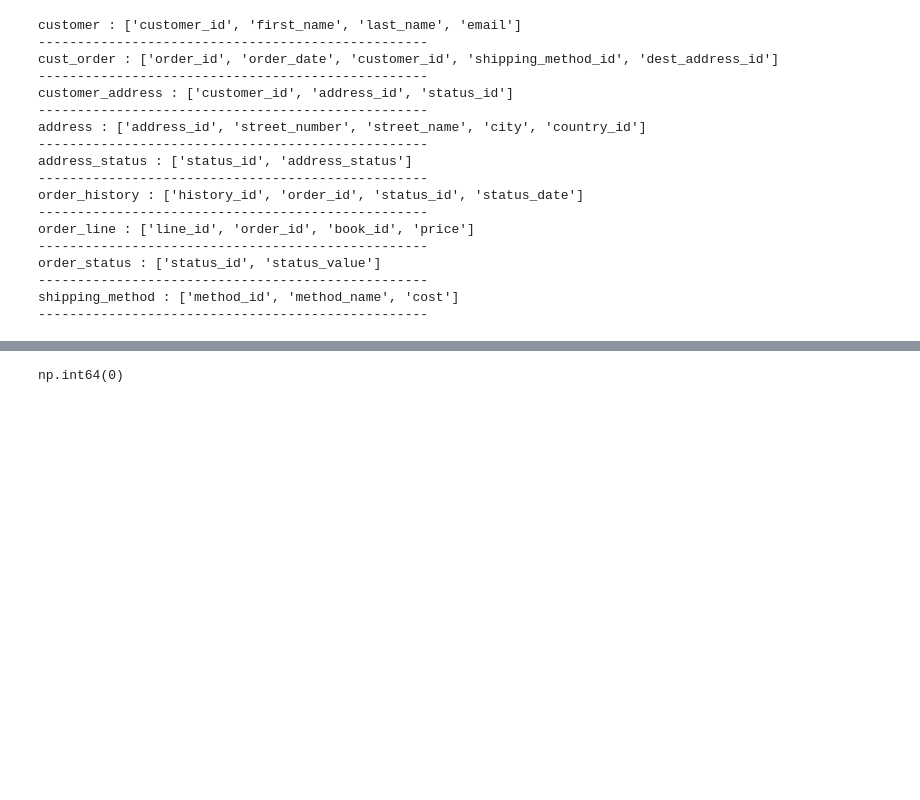
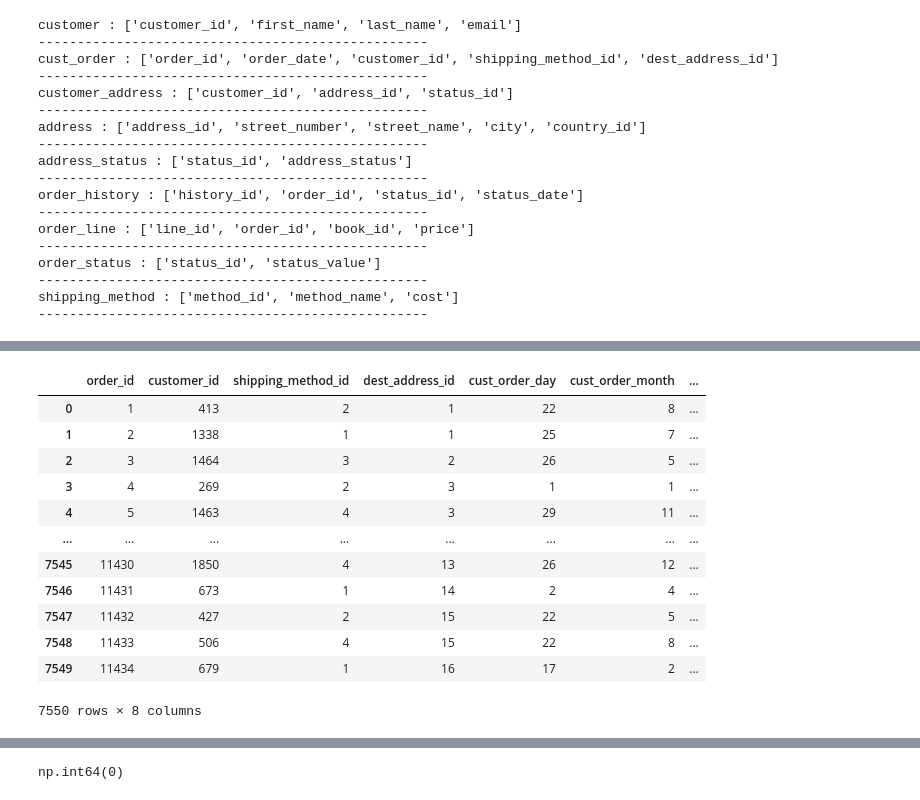
Before and after one commit to Ranjith-DS/DS_Final_Project_01, a Jupyter notebook: Notebook/EDA01.ipynb, the cells around one changed output, grey strips where cells are left out. Saved outputs shown, nothing was run; the diff lists cells and outputs as text; code cells hidden in the pictures; blank space fills up the shorter version.

```diff
--- a/Notebook/EDA01.ipynb
+++ b/Notebook/EDA01.ipynb
@@ -83,0 +135,4 @@ customer.sample(10)
+# %%
+# Taking copy of the dataframe to retain the original df
+
+cust_order_df = cust_order.copy()
@@ -91,0 +180,24 @@ dtype: int64
+# %%
+pd.set_option('display.max_column',50)
+# %%
+cust_order_df["order_date"] = pd.to_datetime(cust_order_df["order_date"])
+cust_order_df['cust_order_day'] = cust_order_df['order_date'].dt.day
+cust_order_df['cust_order_month'] = cust_order_df['order_date'].dt.month
+cust_order_df['cust_order_year'] = cust_order_df["order_date"].dt.year
+cust_order_df['order_date_formatted'] = cust_order_df["order_date"].dt.strftime('%m-%d-%Y')
+cust_order_df.drop(["order_date"],axis=1,inplace=True)
+cust_order_df
+# %% [output]
+|  | order_id | customer_id | shipping_method_id | dest_address_id | cust_order_day | cust_order_month | ... |
+| 0 | 1 | 413 | 2 | 1 | 22 | 8 | ... |
+| 1 | 2 | 1338 | 1 | 1 | 25 | 7 | ... |
+| 2 | 3 | 1464 | 3 | 2 | 26 | 5 | ... |
+| 3 | 4 | 269 | 2 | 3 | 1 | 1 | ... |
+| 4 | 5 | 1463 | 4 | 3 | 29 | 11 | ... |
+| ... | ... | ... | ... | ... | ... | ... | ... |
+| 7545 | 11430 | 1850 | 4 | 13 | 26 | 12 | ... |
+| 7546 | 11431 | 673 | 1 | 14 | 2 | 4 | ... |
+| 7547 | 11432 | 427 | 2 | 15 | 22 | 5 | ... |
+| 7548 | 11433 | 506 | 4 | 15 | 22 | 8 | ... |
+| 7549 | 11434 | 679 | 1 | 16 | 17 | 2 | ... |
+7550 rows × 8 columns
```
Also changed, not shown: parts of 49 cells of this notebook.
